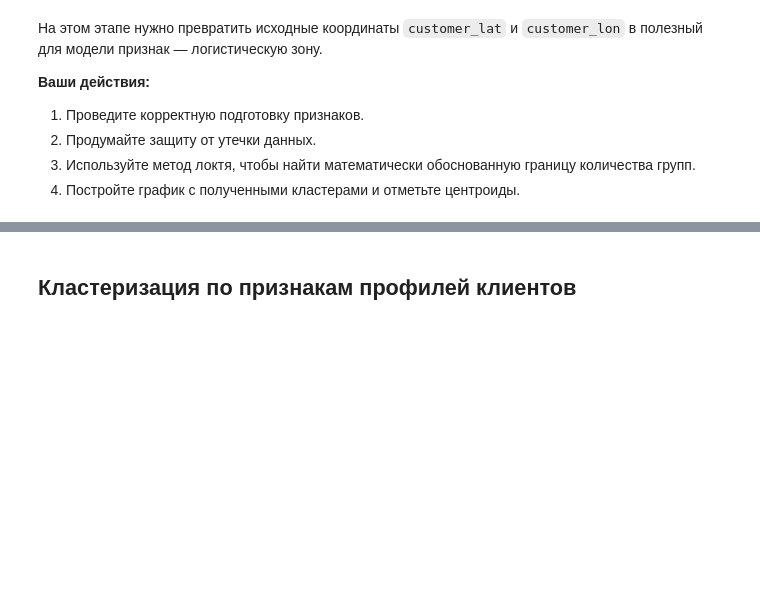
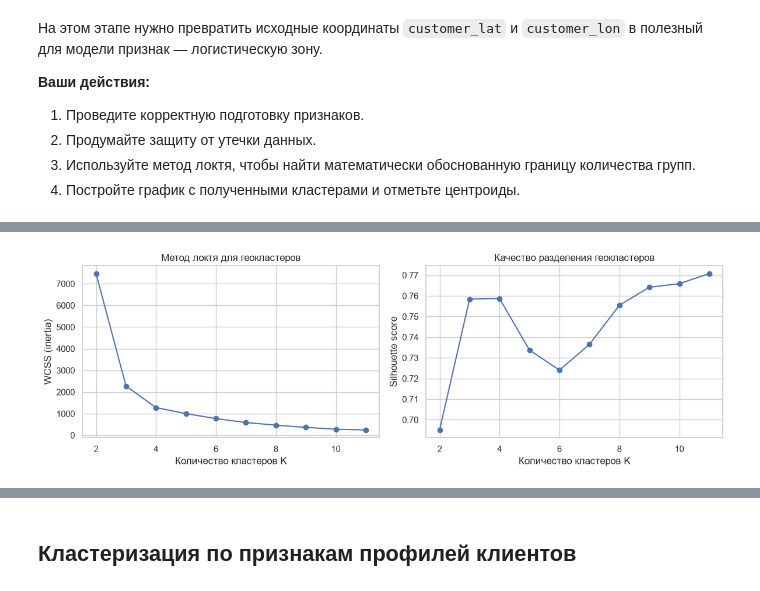
Before and after one commit to averagedigital/DS2026practicum, a Jupyter notebook: projects/module-5-unsupervised/clustering_risks.ipynb, the cells around one changed output, grey strips where cells are left out. Cells and saved outputs as stored; diff of their text form; code cells hidden in the pictures; blank space fills up the shorter version.

Commit message:
task 5 clusterization

```diff
--- a/projects/module-5-unsupervised/clustering_risks.ipynb
+++ b/projects/module-5-unsupervised/clustering_risks.ipynb
@@ -896,3 +899,16 @@ score, models = evaluate_models(pipes, X_train_base, X_val_base, y_train_base, y
 2. Продумайте защиту от утечки данных.
 3. Используйте метод локтя, чтобы найти математически обоснованную границу количества групп.
 4. Постройте график с полученными кластерами и отметьте центроиды.
+# %%
+train_customer_ids = set(df_train["customer_id"])
+df_train_customers = customers_clean.loc[
+    customers_clean["customer_id"].isin(train_customer_ids)
+].copy()
+
+assert set(df_train_customers["customer_id"]) == train_customer_ids
+# %%
+geo_features = ["customer_lat", "customer_lon"]
+
+geo_scaler = StandardScaler()
+X_geo_train = df_train_customers[geo_features]
+X_geo_train_scaled = geo_scaler.fit_transform(X_geo_train)
@@ -898,0 +938,4 @@ score, models = evaluate_models(pipes, X_train_base, X_val_base, y_train_base, y
+# %%
+geo_k_values = range(2, 12)
+geo_metrics = evaluate_geo_clusters(X_geo_train_scaled, geo_k_values)
+display(geo_metrics.round(4))
@@ -898,0 +954,23 @@ score, models = evaluate_models(pipes, X_train_base, X_val_base, y_train_base, y
+# %%
+fig, axes = plt.subplots(1, 2, figsize=(12, 4))
+
+axes[0].plot(geo_metrics["k"], geo_metrics["inertia"], marker="o")
+axes[0].set(
+    xlabel="Количество кластеров K",
+    ylabel="WCSS (inertia)",
+    title="Метод локтя для геокластеров",
+)
+axes[0].grid(True)
+
+axes[1].plot(geo_metrics["k"], geo_metrics["silhouette"], marker="o")
+axes[1].set(
+    xlabel="Количество кластеров K",
+    ylabel="Silhouette score",
+    title="Качество разделения геокластеров",
+)
+axes[1].grid(True)
+
+plt.tight_layout()
+plt.show()
+# %% [output]
+[figure, added]
```
Also changed, not shown: parts of 30 cells of this notebook.
